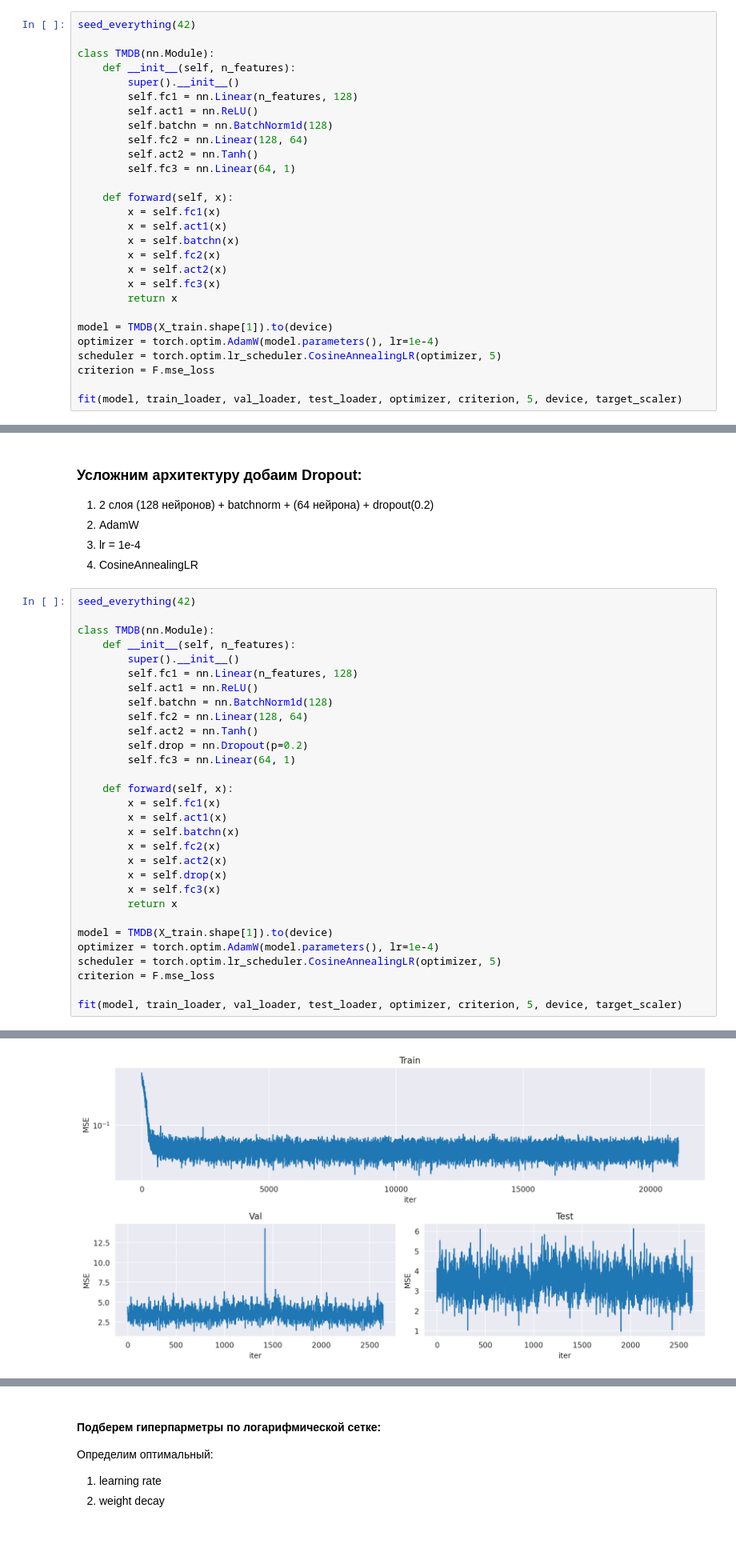
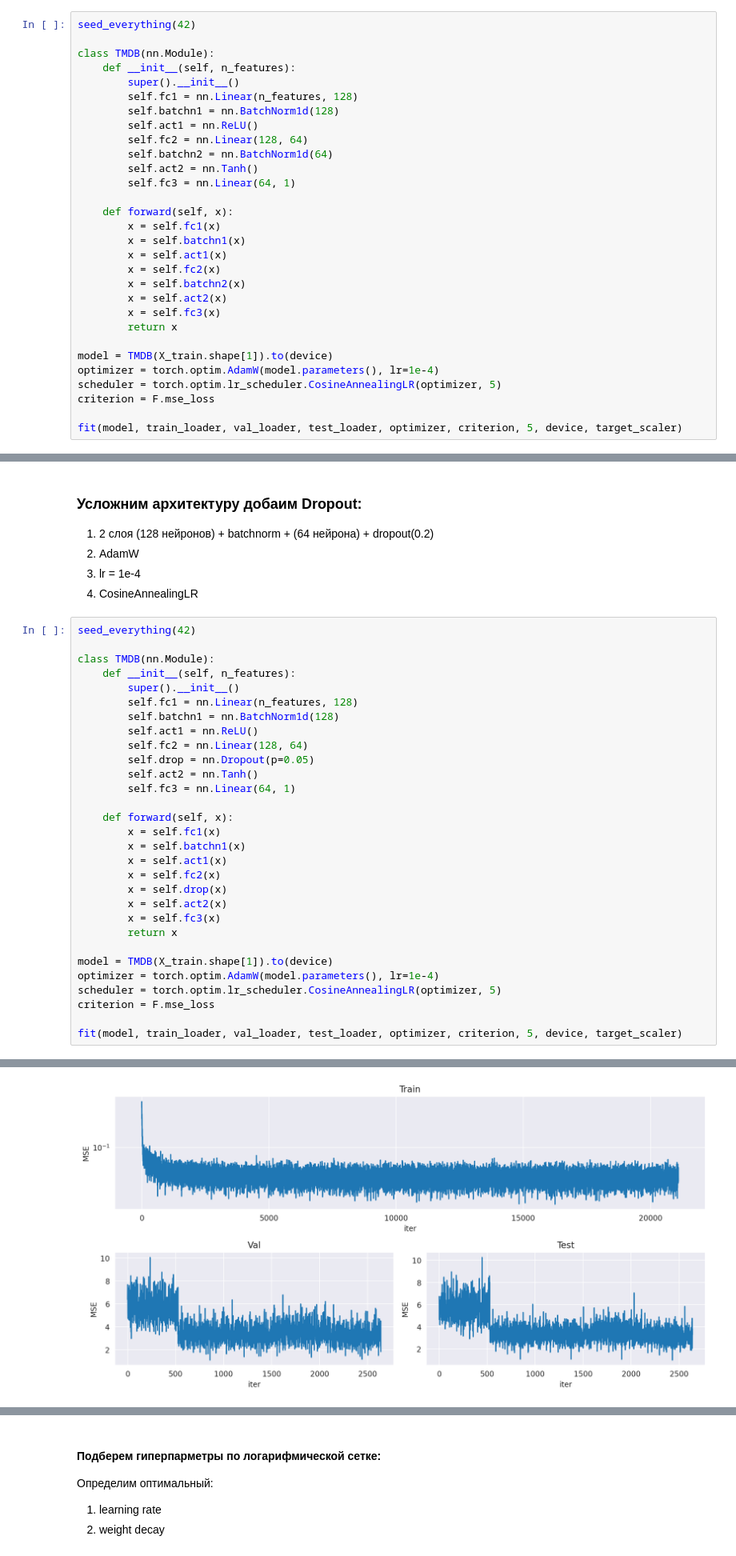
Before and after one commit to igmamedov/EAML_Films, a Jupyter notebook: Project work/skynet.ipynb, the cells around one changed output, grey strips where cells are left out. Shown at 80% size. Saved outputs shown, nothing was run; the diff lists cells and outputs as text.

Commit message:
fix norm

```diff
--- a/Project work/skynet.ipynb
+++ b/Project work/skynet.ipynb
@@ -420,17 +419,19 @@ class TMDB(nn.Module):
     def __init__(self, n_features):
         super().__init__()
         self.fc1 = nn.Linear(n_features, 128)
+        self.batchn1 = nn.BatchNorm1d(128)
         self.act1 = nn.ReLU()
-        self.batchn = nn.BatchNorm1d(128)
         self.fc2 = nn.Linear(128, 64)
+        self.batchn2 = nn.BatchNorm1d(64)
         self.act2 = nn.Tanh()
         self.fc3 = nn.Linear(64, 1)
 
     def forward(self, x):
         x = self.fc1(x)
+        x = self.batchn1(x)
         x = self.act1(x)
-        x = self.batchn(x)
         x = self.fc2(x)
+        x = self.batchn2(x)
         x = self.act2(x)
         x = self.fc3(x)
         return x
@@ -459,20 +460,20 @@ class TMDB(nn.Module):
     def __init__(self, n_features):
         super().__init__()
         self.fc1 = nn.Linear(n_features, 128)
+        self.batchn1 = nn.BatchNorm1d(128)
         self.act1 = nn.ReLU()
-        self.batchn = nn.BatchNorm1d(128)
         self.fc2 = nn.Linear(128, 64)
+        self.drop = nn.Dropout(p=0.05)
         self.act2 = nn.Tanh()
-        self.drop = nn.Dropout(p=0.2)
         self.fc3 = nn.Linear(64, 1)
 
     def forward(self, x):
         x = self.fc1(x)
+        x = self.batchn1(x)
         x = self.act1(x)
-        x = self.batchn(x)
         x = self.fc2(x)
+        x = self.drop(x)
         x = self.act2(x)
-        x = self.drop(x)
         x = self.fc3(x)
         return x
 
@@ -488 +489 @@ Test RMSE: 1.8202952146530151
-[figure, old version]
+[figure, new version]
```
Also changed, not shown: parts of 6 cells of this notebook.
